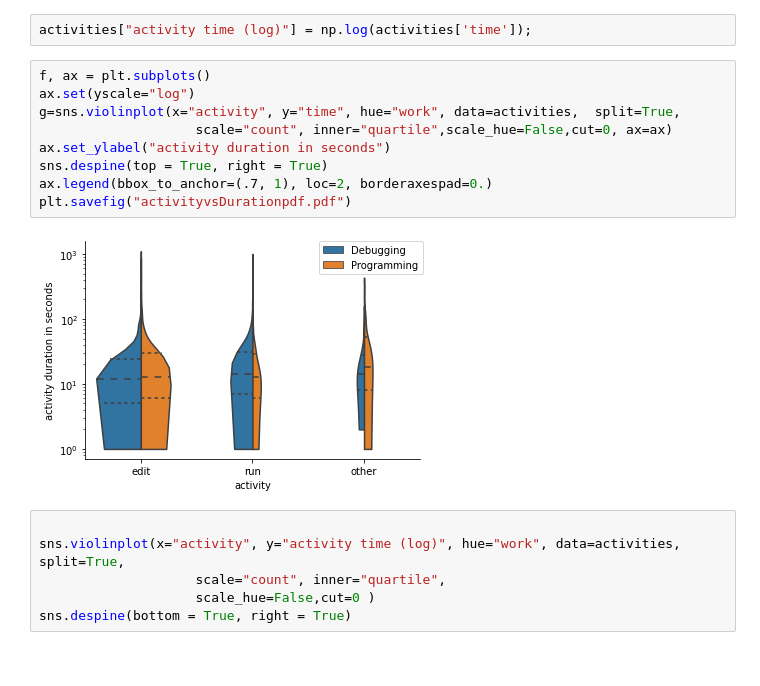
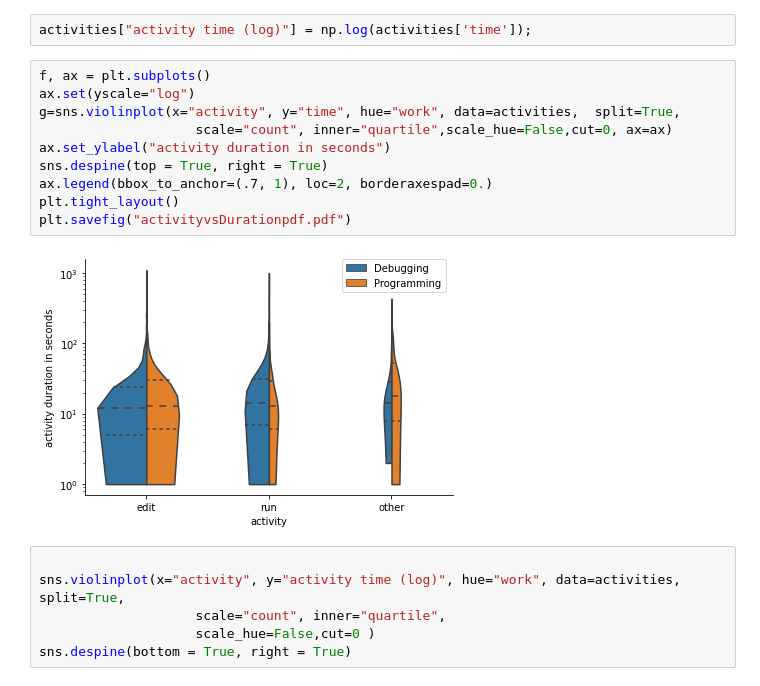
Before and after one commit to Alaboudi1/editRunCyclesAnalysis, a Jupyter notebook: detailsCycles.ipynb, the cells around one changed output. Drawn from its saved outputs; the diff is of its cells as text.

```diff
--- a/detailsCycles.ipynb
+++ b/detailsCycles.ipynb
@@ -84,14 +85,15 @@ activities["activity time (log)"] = np.log(activities['time']);
 # %%
 f, ax = plt.subplots()
 ax.set(yscale="log")
 g=sns.violinplot(x="activity", y="time", hue="work", data=activities,  split=True,
                     scale="count", inner="quartile",scale_hue=False,cut=0, ax=ax)
 ax.set_ylabel("activity duration in seconds")
 sns.despine(top = True, right = True)
 ax.legend(bbox_to_anchor=(.7, 1), loc=2, borderaxespad=0.)
+plt.tight_layout()
 plt.savefig("activityvsDurationpdf.pdf")
 # %% [output]
-[figure, old version]
+[figure, new version]
 # %%
 
 sns.violinplot(x="activity", y="activity time (log)", hue="work", data=activities,  split=True,
```
Also changed, not shown: parts of 1 cell of this notebook, 4 other files.
